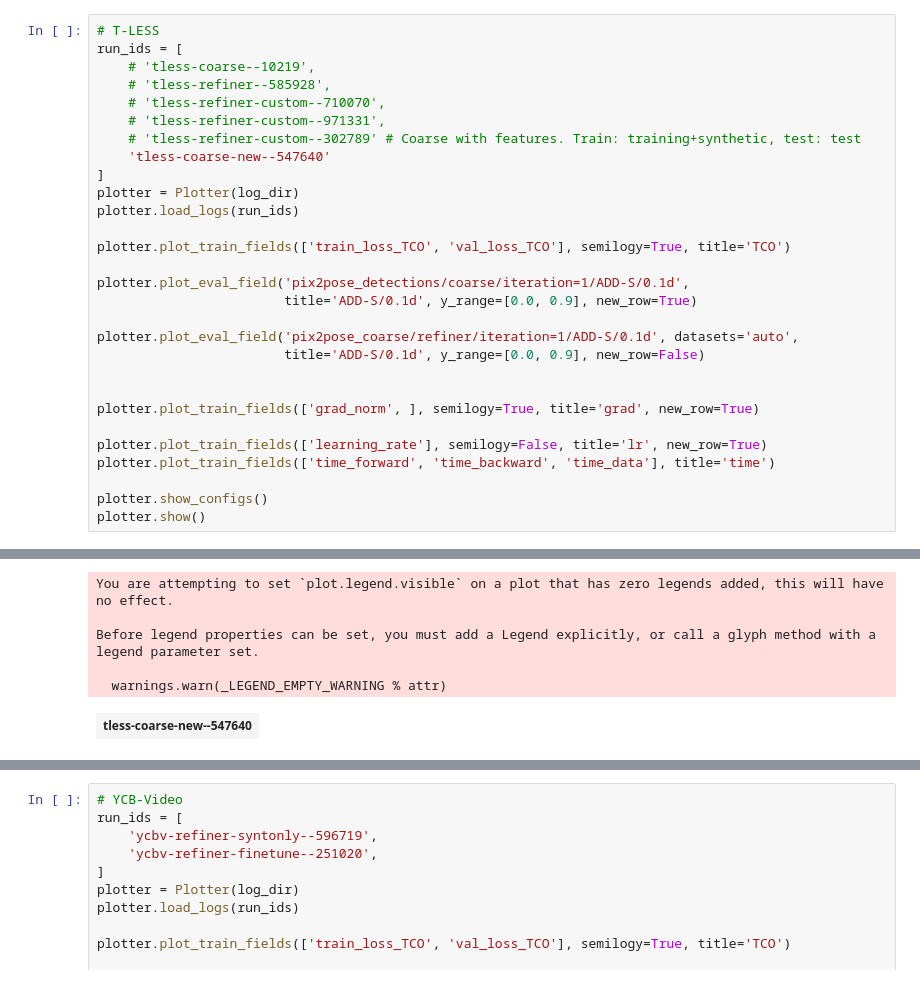
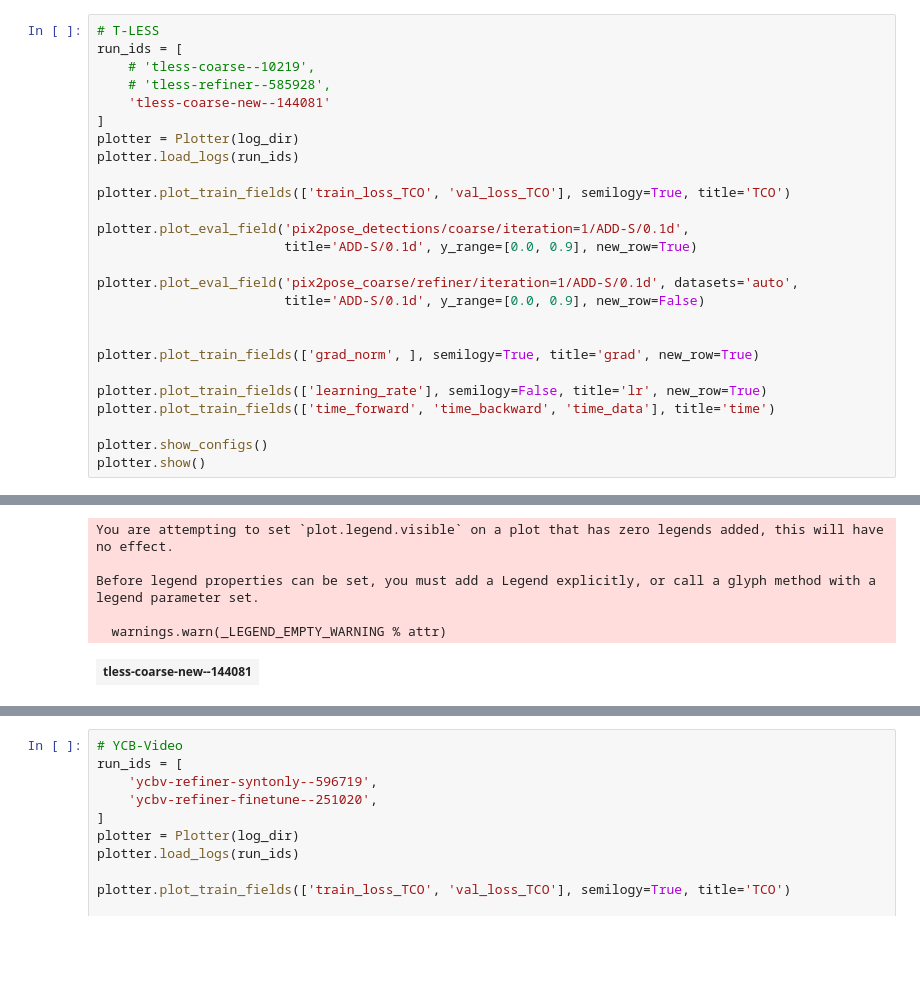
Before and after one commit to MikaYeghi/cosypose, a Jupyter notebook: paper_training_logs.ipynb, the cells around one changed output, grey strips where cells are left out. Cells and saved outputs as stored; diff of their text form; blank space fills up the shorter version.

```diff
--- a/paper_training_logs.ipynb
+++ b/paper_training_logs.ipynb
@@ -13,35 +14,32 @@ Setting OMP and MKL num threads to 1.
 run_ids = [
     # 'tless-coarse--10219',
     # 'tless-refiner--585928',
-    # 'tless-refiner-custom--710070',
-    # 'tless-refiner-custom--971331',
-    # 'tless-refiner-custom--302789' # Coarse with features. Train: training+synthetic, test: test
-    'tless-coarse-new--547640'
+    'tless-coarse-new--144081'
 ]
 plotter = Plotter(log_dir)
 plotter.load_logs(run_ids)
 
 plotter.plot_train_fields(['train_loss_TCO', 'val_loss_TCO'], semilogy=True, title='TCO')
 
 plotter.plot_eval_field('pix2pose_detections/coarse/iteration=1/ADD-S/0.1d',
                         title='ADD-S/0.1d', y_range=[0.0, 0.9], new_row=True)
 
 plotter.plot_eval_field('pix2pose_coarse/refiner/iteration=1/ADD-S/0.1d', datasets='auto',
                         title='ADD-S/0.1d', y_range=[0.0, 0.9], new_row=False)
 
 
 plotter.plot_train_fields(['grad_norm', ], semilogy=True, title='grad', new_row=True)
 
 plotter.plot_train_fields(['learning_rate'], semilogy=False, title='lr', new_row=True)
 plotter.plot_train_fields(['time_forward', 'time_backward', 'time_data'], title='time')
 
 plotter.show_configs()
 plotter.show()
 # %% [output]
 [interactive output not drawn]
 You are attempting to set `plot.legend.visible` on a plot that has zero legends added, this will have no effect.
 
 Before legend properties can be set, you must add a Legend explicitly, or call a glyph method with a legend parameter set.
 
   warnings.warn(_LEGEND_EMPTY_WARNING % attr)
-| tless-coarse-new--547640 |
+| tless-coarse-new--144081 |
```
Also changed, not shown: parts of 2 cells of this notebook, 4 other files.
